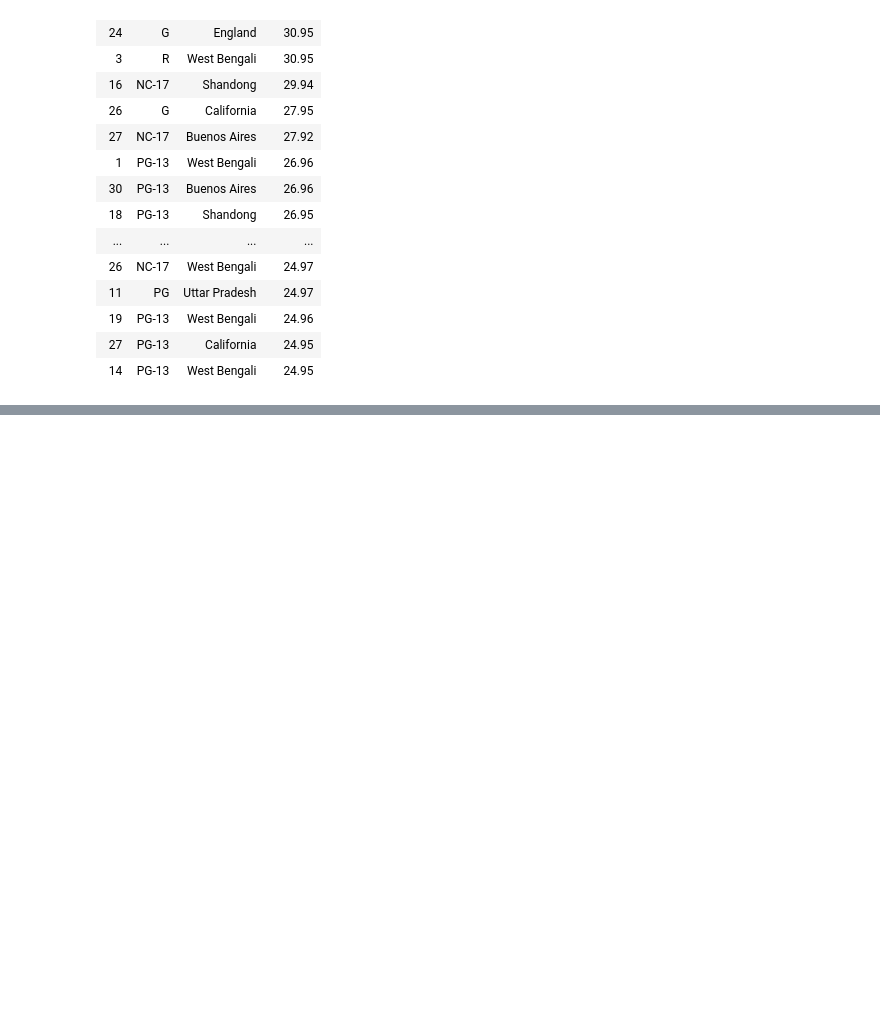
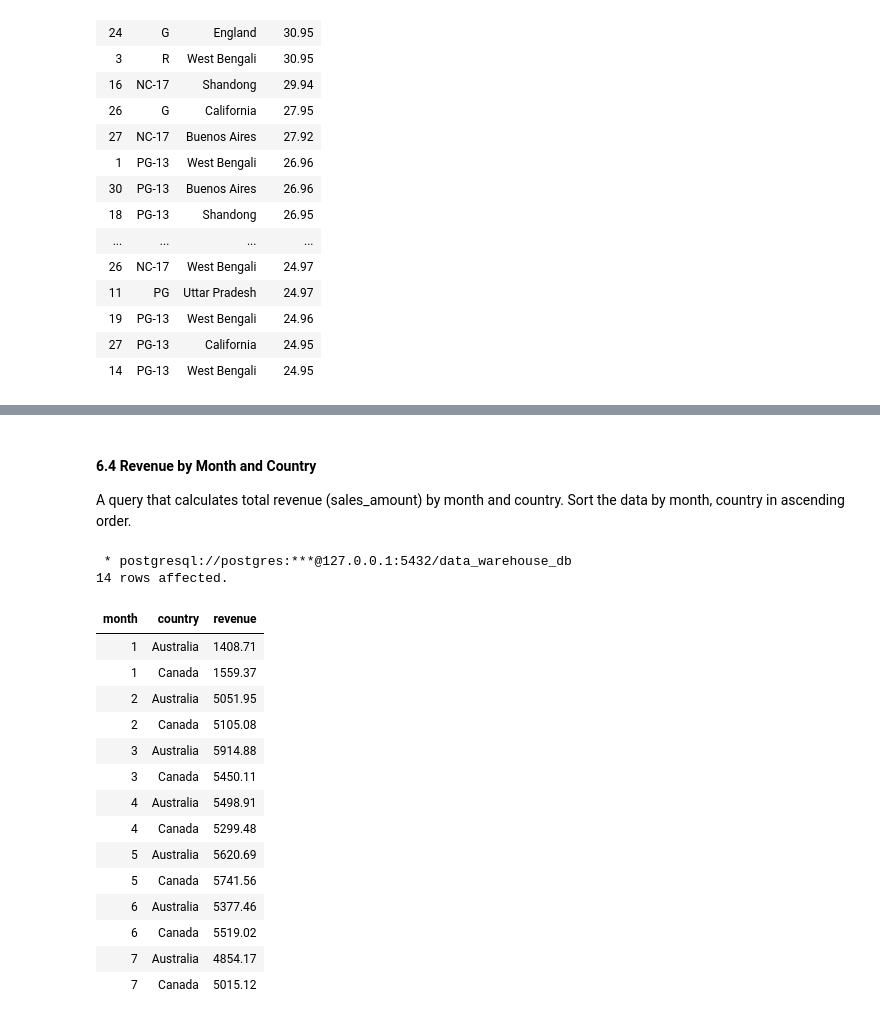
Before and after one commit to dinhlang86/SQL-data-warehouse, a Jupyter notebook: data_warehouse/dimensional_modeling.ipynb, the cells around one changed output, grey strips where cells are left out. Saved outputs shown, nothing was run; the diff lists cells and outputs as text; code cells hidden in the pictures; blank space fills up the shorter version.

```diff
--- a/data_warehouse/dimensional_modeling.ipynb
+++ b/data_warehouse/dimensional_modeling.ipynb
@@ -680,0 +746,30 @@ LIMIT 20;
+# %% [markdown]
+#### 6.4 Revenue by Month and Country
+A query that calculates total revenue (sales_amount) by month and country. Sort the data by month, country in ascending order.
+# %%
+%%sql
+SELECT dd.month , ds.country, sum(f.sales_amount) as revenue
+FROM factsales f
+JOIN dimdate dd ON f.date_key = dd.date_key
+JOIN dimstore ds ON f.store_key = ds.store_key
+GROUP BY dd.month, ds.country
+ORDER BY dd.month, ds.country
+LIMIT 20;
+# %% [output]
+ * postgresql://postgres:***@127.0.0.1:5432/data_warehouse_db
+14 rows affected.
+| month | country | revenue |
+| 1 | Australia | 1408.71 |
+| 1 | Canada | 1559.37 |
+| 2 | Australia | 5051.95 |
+| 2 | Canada | 5105.08 |
+| 3 | Australia | 5914.88 |
+| 3 | Canada | 5450.11 |
+| 4 | Australia | 5498.91 |
+| 4 | Canada | 5299.48 |
+| 5 | Australia | 5620.69 |
+| 5 | Canada | 5741.56 |
+| 6 | Australia | 5377.46 |
+| 6 | Canada | 5519.02 |
+| 7 | Australia | 4854.17 |
+| 7 | Canada | 5015.12 |
```
Also changed, not shown: parts of 12 cells of this notebook.
